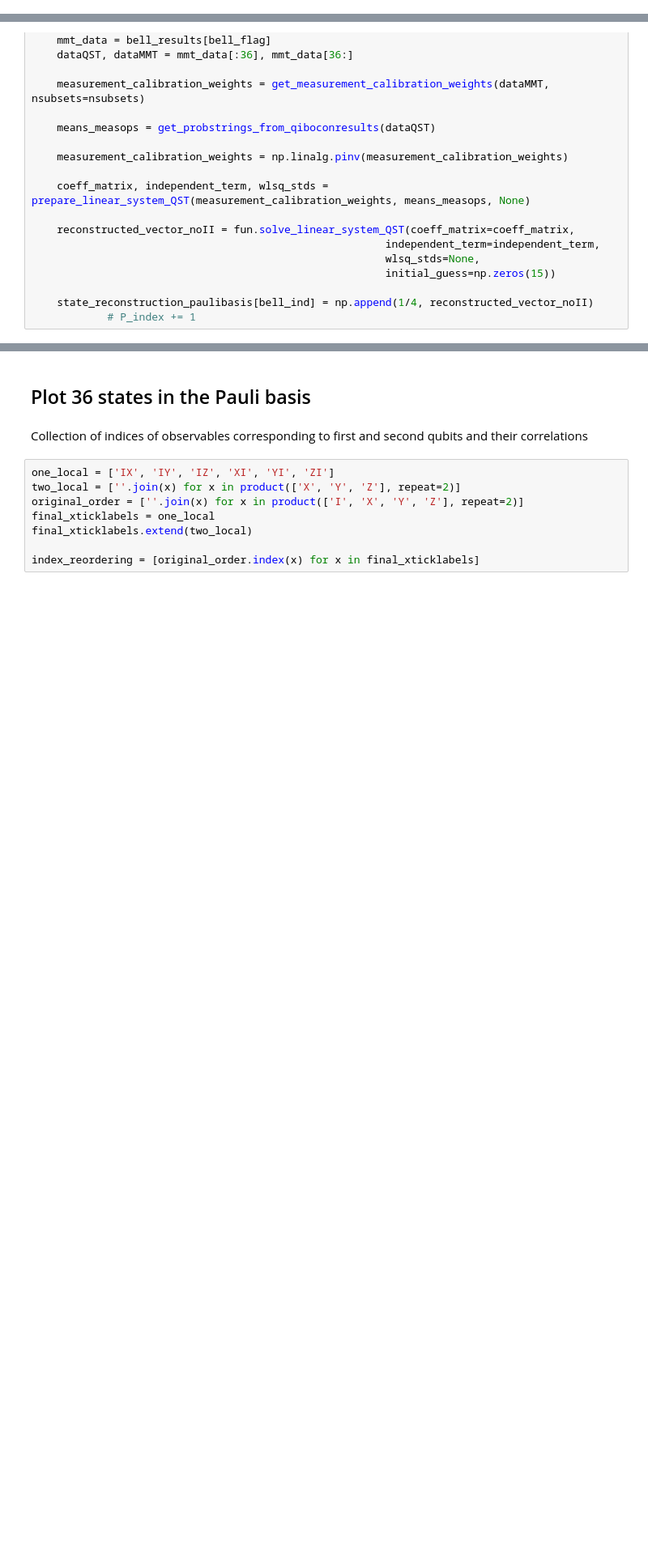
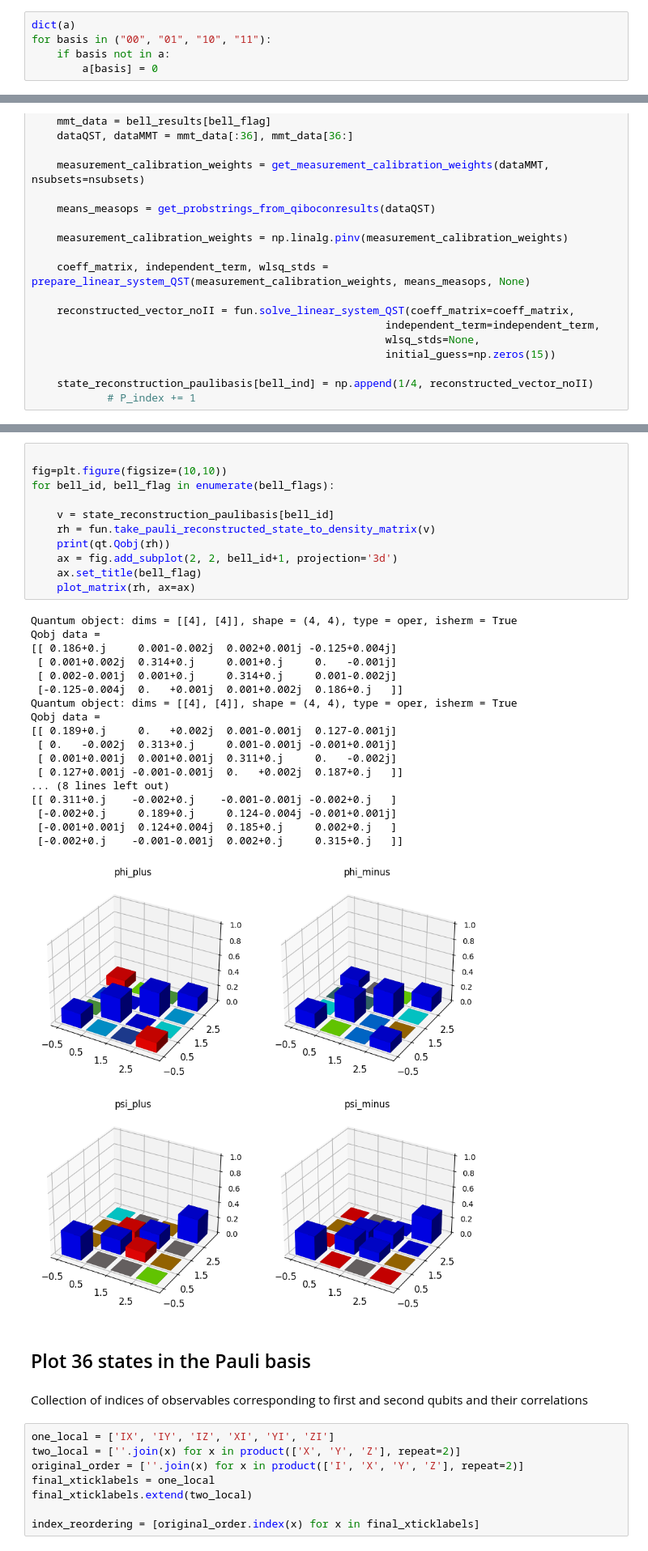
Before and after one commit to qilimanjaro-tech/qiboconnection-portfolio, a Jupyter notebook: benchmarks/bell_state_tomography.ipynb, the cells around one changed output, grey strips where cells are left out. Shown at 81% size. Drawn from its saved outputs; the diff is of its cells as text; blank space fills up the shorter version.

Commit message:
fixed 3d plot

```diff
--- a/benchmarks/bell_state_tomography.ipynb
+++ b/benchmarks/bell_state_tomography.ipynb
@@ -141,3 +149,8 @@ for i, bell_flag in enumerate(bell_flags):
+# %%
+dict(a)
+for basis in ("00", "01", "10", "11"):
+    if basis not in a:
+        a[basis] = 0
 # %%
 def get_measurement_calibration_weights(dataMMT, nsubsets=1):
     data_combined_bitstrings = fun.get_binbitstrings_from_loadresults(dataMMT)
@@ -317,3 +387,33 @@ AttributeError: 'Axes3D' object has no attribute 'w_xaxis'
+# %%
+
+fig=plt.figure(figsize=(10,10))
+for bell_id, bell_flag in enumerate(bell_flags):
+
+    v = state_reconstruction_paulibasis[bell_id]
+    rh = fun.take_pauli_reconstructed_state_to_density_matrix(v)
+    print(qt.Qobj(rh))
+    ax = fig.add_subplot(2, 2, bell_id+1, projection='3d')
+    ax.set_title(bell_flag)
+    plot_matrix(rh, ax=ax)
+# %% [output]
+Quantum object: dims = [[4], [4]], shape = (4, 4), type = oper, isherm = True
+Qobj data =
+[[ 0.186+0.j     0.001-0.002j  0.002+0.001j -0.125+0.004j]
+ [ 0.001+0.002j  0.314+0.j     0.001+0.j     0.   -0.001j]
+ [ 0.002-0.001j  0.001+0.j     0.314+0.j     0.001-0.002j]
+ [-0.125-0.004j  0.   +0.001j  0.001+0.002j  0.186+0.j   ]]
+Quantum object: dims = [[4], [4]], shape = (4, 4), type = oper, isherm = True
+Qobj data =
+[[ 0.189+0.j     0.   +0.002j  0.001-0.001j  0.127-0.001j]
+ [ 0.   -0.002j  0.313+0.j     0.001-0.001j -0.001+0.001j]
+ [ 0.001+0.001j  0.001+0.001j  0.311+0.j     0.   -0.002j]
+ [ 0.127+0.001j -0.001-0.001j  0.   +0.002j  0.187+0.j   ]]
+... (8 lines left out)
+[[ 0.311+0.j    -0.002+0.j    -0.001-0.001j -0.002+0.j   ]
+ [-0.002+0.j     0.189+0.j     0.124-0.004j -0.001+0.001j]
+ [-0.001+0.001j  0.124+0.004j  0.185+0.j     0.002+0.j   ]
+ [-0.002+0.j    -0.001-0.001j  0.002+0.j     0.315+0.j   ]]
+[figure, added]
 # %% [markdown]
 ## Plot 36 states in the Pauli basis
 # %% [markdown]
```
Also changed, not shown: parts of 13 cells of this notebook, 1 other file.
